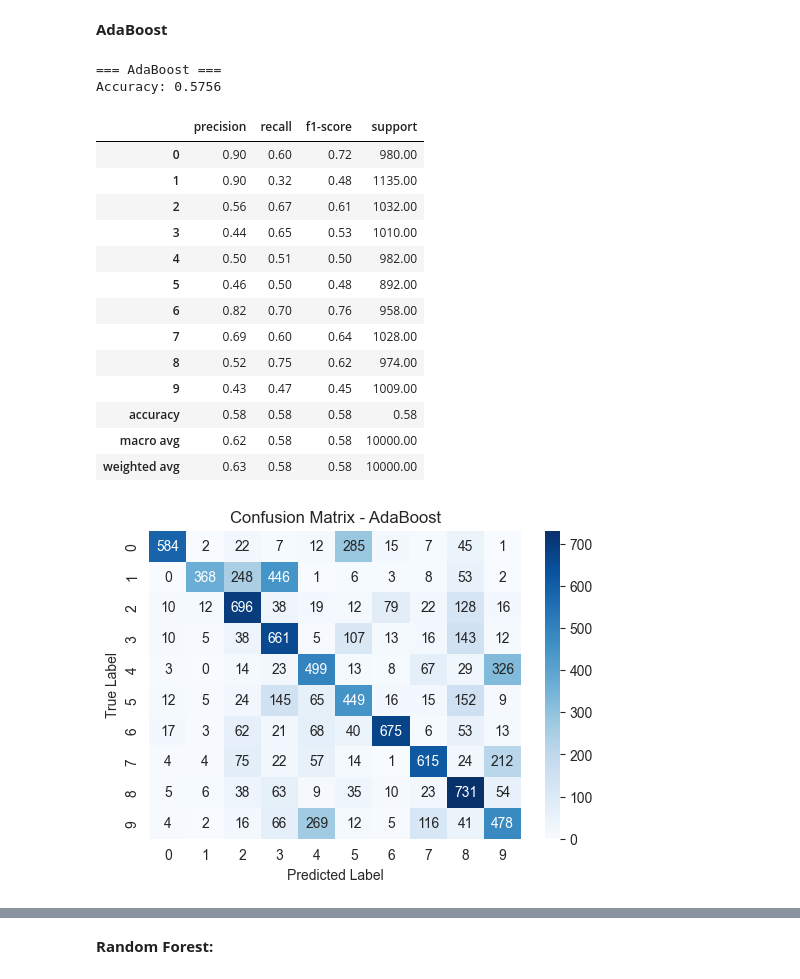
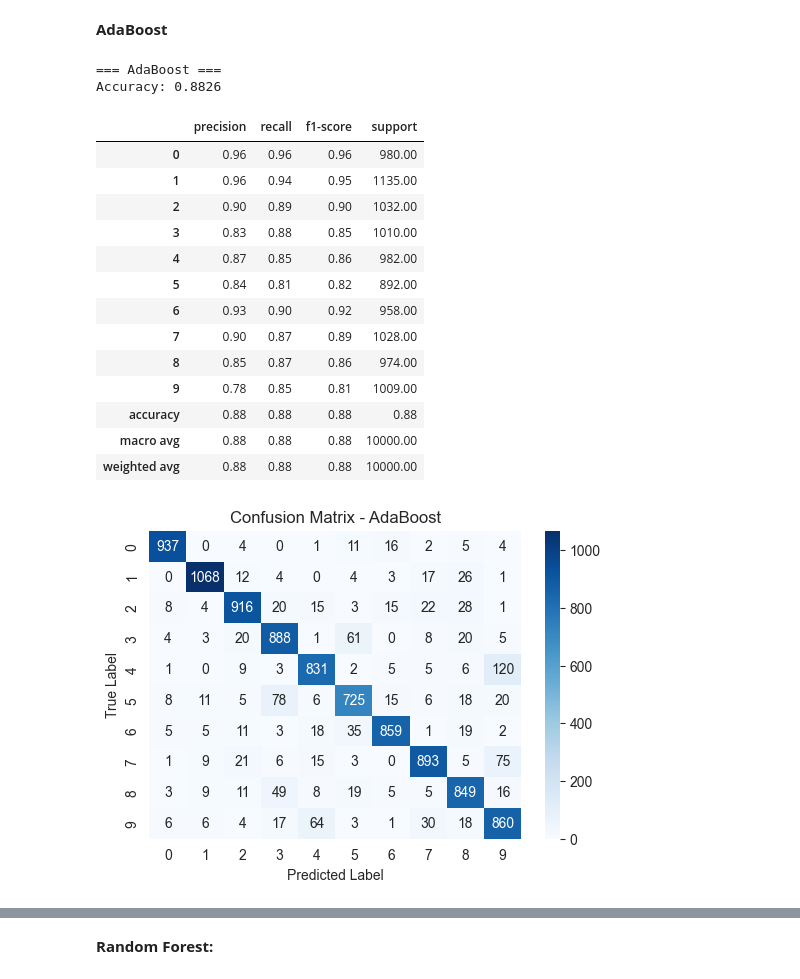
Before and after one commit to Noamnes/Machine_Learning_Project, a Jupyter notebook: data_exploration.ipynb, the cells around one changed output, grey strips where cells are left out. Cells and saved outputs as stored; diff of their text form; code cells hidden in the pictures.

```diff
--- a/data_exploration.ipynb
+++ b/data_exploration.ipynb
@@ -209,14 +209,14 @@ def train_decision_tree(X_train, y_train, X_test, y_test, max_depth=None):
 **AdaBoost**
 An ensemble learning method that combines multiple weak classifiers (usually decision trees) into a strong classifier by assigning higher weights to misclassified points and training iteratively.
 # %%
-def train_adaboost(X_train, y_train, X_test, y_test, n_estimators=50):
+def train_adaboost(X_train, y_train, X_test, y_test,max_depth = 1, n_estimators=50):
     """
     Trains an AdaBoost classifier with decision trees as base estimators.
 
     Arguments:
         n_estimators (int): Number of weak learners.
     """
-    ada = AdaBoostClassifier(estimator=DecisionTreeClassifier(max_depth=1), n_estimators=n_estimators, random_state=42)
+    ada = AdaBoostClassifier(estimator=DecisionTreeClassifier(max_depth=max_depth), n_estimators=n_estimators, random_state=42)
     ada.fit(X_train, y_train)
     y_pred = ada.predict(X_test)
     display_metrics_and_confusion_matrix("AdaBoost", y_test, y_pred)
@@ -432,25 +432,25 @@ Accuracy: 0.8663
 # %% [markdown]
 **AdaBoost**
 # %%
-ada_model, ada_acc = train_adaboost(X_train, y_train, X_test, y_test, n_estimators=50)
+ada_model, ada_acc = train_adaboost(X_train, y_train, X_test, y_test,max_depth=4, n_estimators=50)
 models_accuracies["AdaBoost"] = ada_acc
 
 y_pred_ada = ada_model.predict(X_test)
 # %% [output]
 === AdaBoost ===
-Accuracy: 0.5756
+Accuracy: 0.8826
 |  | precision | recall | f1-score | support |
-| 0 | 0.90 | 0.60 | 0.72 | 980.00 |
-| 1 | 0.90 | 0.32 | 0.48 | 1135.00 |
-| 2 | 0.56 | 0.67 | 0.61 | 1032.00 |
-| 3 | 0.44 | 0.65 | 0.53 | 1010.00 |
-| 4 | 0.50 | 0.51 | 0.50 | 982.00 |
-| 5 | 0.46 | 0.50 | 0.48 | 892.00 |
-| 6 | 0.82 | 0.70 | 0.76 | 958.00 |
-| 7 | 0.69 | 0.60 | 0.64 | 1028.00 |
-| 8 | 0.52 | 0.75 | 0.62 | 974.00 |
-| 9 | 0.43 | 0.47 | 0.45 | 1009.00 |
-| accuracy | 0.58 | 0.58 | 0.58 | 0.58 |
-| macro avg | 0.62 | 0.58 | 0.58 | 10000.00 |
-| weighted avg | 0.63 | 0.58 | 0.58 | 10000.00 |
+| 0 | 0.96 | 0.96 | 0.96 | 980.00 |
+| 1 | 0.96 | 0.94 | 0.95 | 1135.00 |
+| 2 | 0.90 | 0.89 | 0.90 | 1032.00 |
+| 3 | 0.83 | 0.88 | 0.85 | 1010.00 |
+| 4 | 0.87 | 0.85 | 0.86 | 982.00 |
+| 5 | 0.84 | 0.81 | 0.82 | 892.00 |
+| 6 | 0.93 | 0.90 | 0.92 | 958.00 |
+| 7 | 0.90 | 0.87 | 0.89 | 1028.00 |
+| 8 | 0.85 | 0.87 | 0.86 | 974.00 |
+| 9 | 0.78 | 0.85 | 0.81 | 1009.00 |
+| accuracy | 0.88 | 0.88 | 0.88 | 0.88 |
+| macro avg | 0.88 | 0.88 | 0.88 | 10000.00 |
+| weighted avg | 0.88 | 0.88 | 0.88 | 10000.00 |
-[figure, old version]
+[figure, new version]
```
Also changed, not shown: parts of 2 cells of this notebook.
